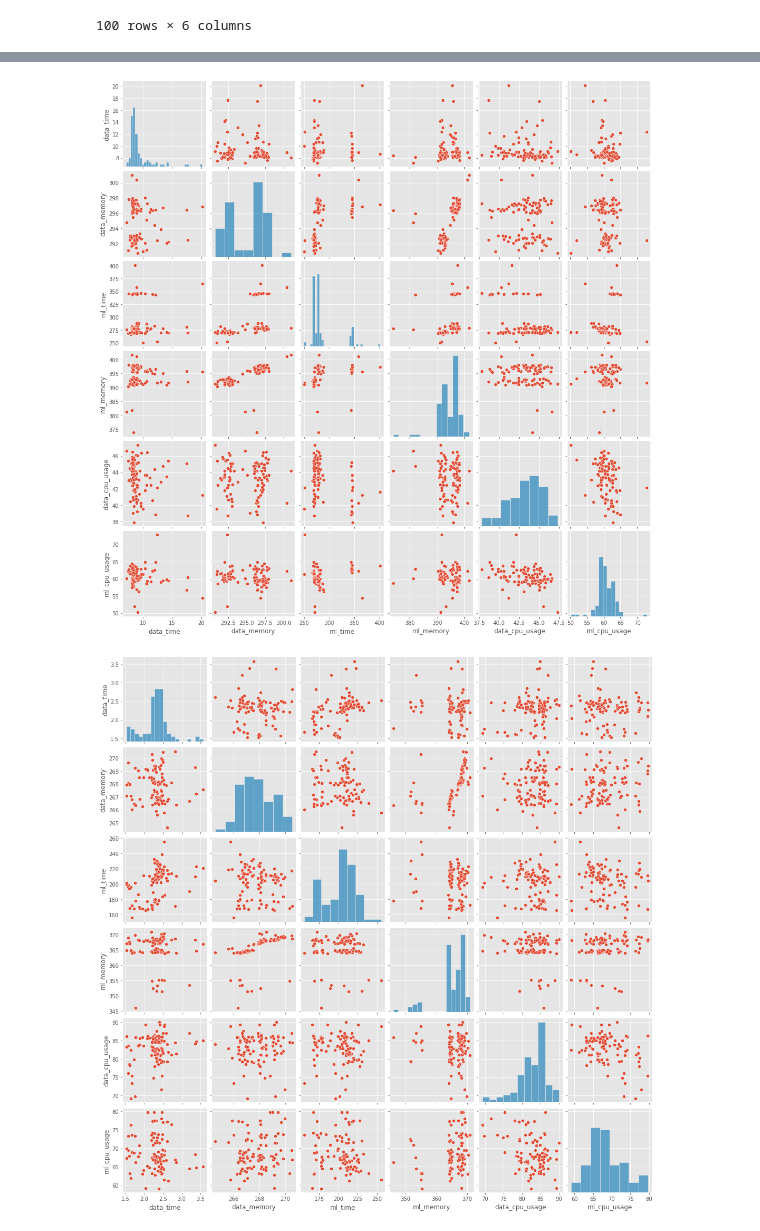
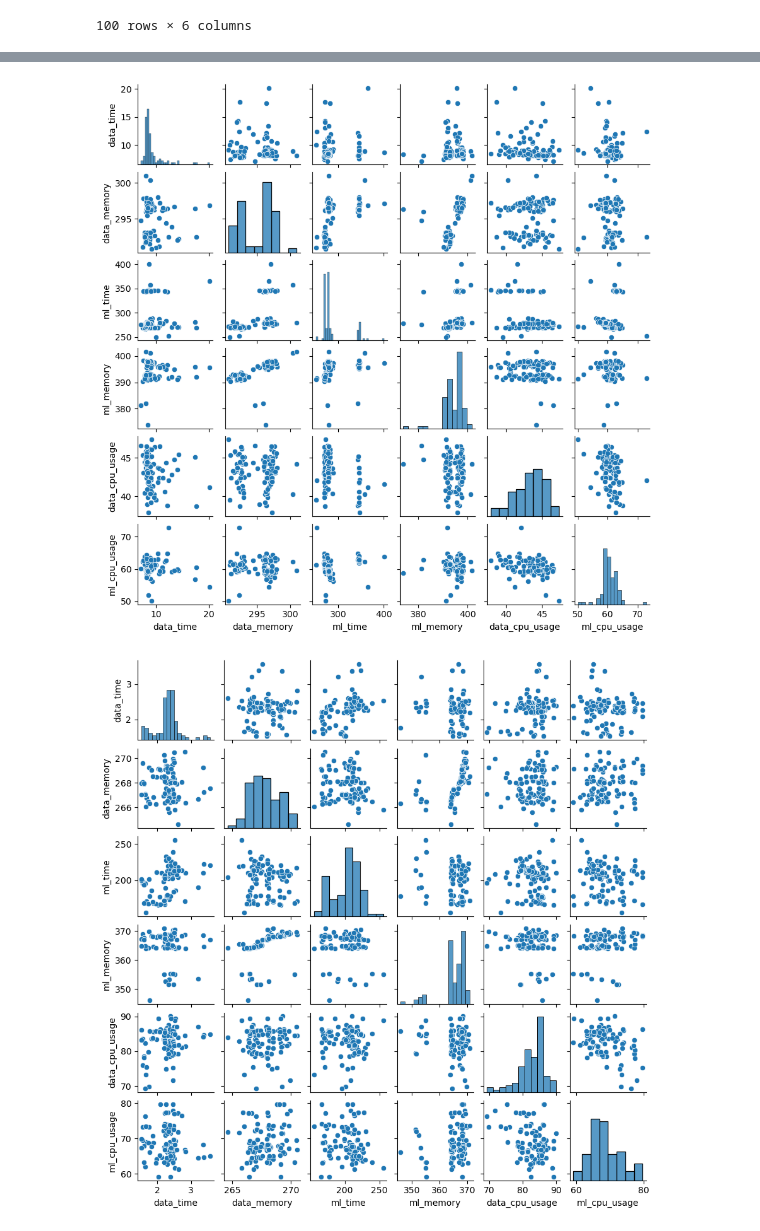
Before and after one commit to marcinmajeran13/mmajer-msc-project, a Jupyter notebook: code/vis.ipynb, the cells around one changed output, grey strips where cells are left out. Cells and saved outputs as stored; diff of their text form; code cells hidden in the pictures.

```diff
--- a/code/vis.ipynb
+++ b/code/vis.ipynb
@@ -222,9 +222,12 @@ test
 | 99 | 0.4524 | 345.7344 | 80.0031 | 146.3125 | 69.400000 | 73.296429 |
 100 rows × 6 columns
 # %%
+plt.style.use('default')
+
 for df,df_ in zip([df_local, df_cloud, df_containerized, df_vertex],
                 [df_local_cpu, df_cloud_cpu, df_containerized_cpu, df_vertex_cpu]):
     df = df.merge(df_, left_index=True, right_index=True).drop(['ts_x', 'ts_y', 'data_memory_inc', 'ml_memory_inc', 'label_x', 'label_y'], axis=1)
-    sns.pairplot(df)
+    print(df.corr())
+    sns.pairplot(df, height=1.5)
     plt.show()
 # %% [output]
@@ -232,2 +252,2 @@ for df,df_ in zip([df_local, df_cloud, df_containerized, df_vertex],
-[figure, old version]
+[figure, new version]
-[figure, old version]
+[figure, new version]
```
Also changed, not shown: parts of 3 cells of this notebook.
